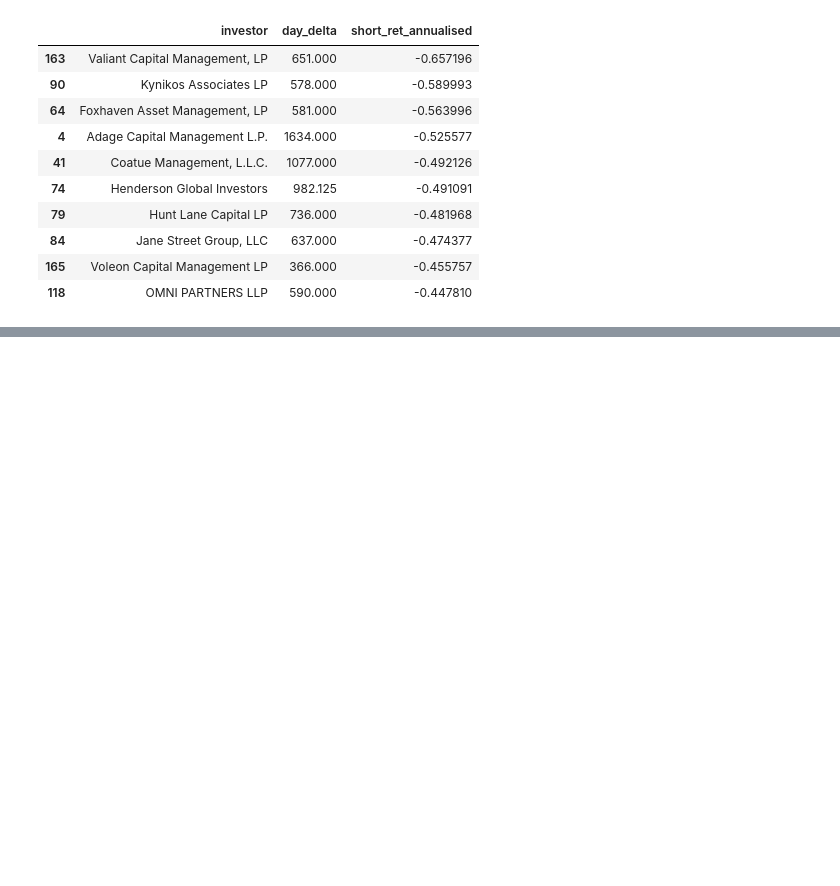
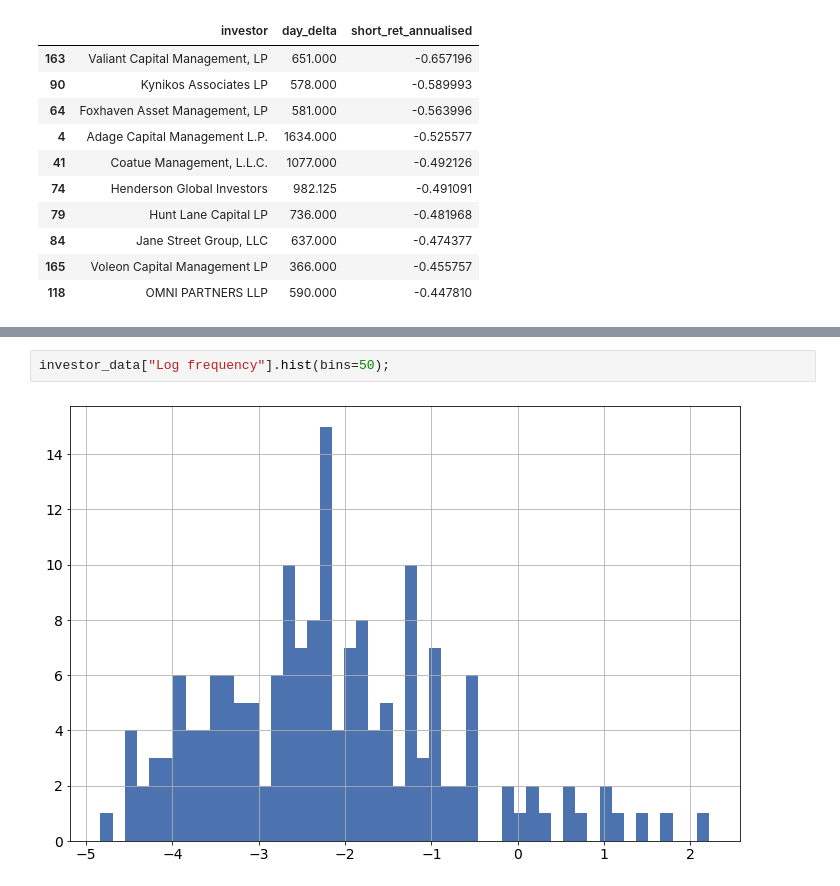
Before and after one commit to robertmartin8/RandomWalks, a Jupyter notebook: ShortSellingAnalysis/ShortSellingAnalysis.ipynb, the cells around one changed output, grey strips where cells are left out. Saved outputs shown, nothing was run; the diff lists cells and outputs as text; blank space fills up the shorter version.

```diff
--- a/ShortSellingAnalysis/ShortSellingAnalysis.ipynb
+++ b/ShortSellingAnalysis/ShortSellingAnalysis.ipynb
@@ -850,0 +866,4 @@ investor_rets_1y.sort_values(by="short_ret_annualised", ascending=True).head(10)
+# %%
+investor_data["Log frequency"].hist(bins=50);
+# %% [output]
+[figure, added]
```
Also changed, not shown: parts of 4 cells of this notebook, 3 other files.
